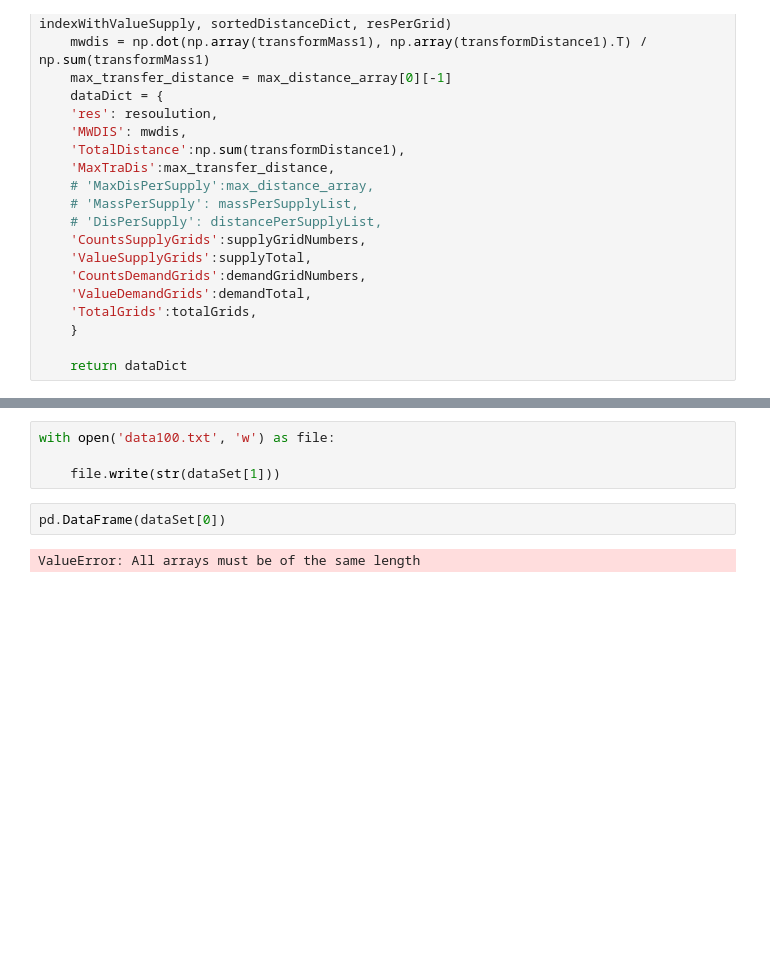
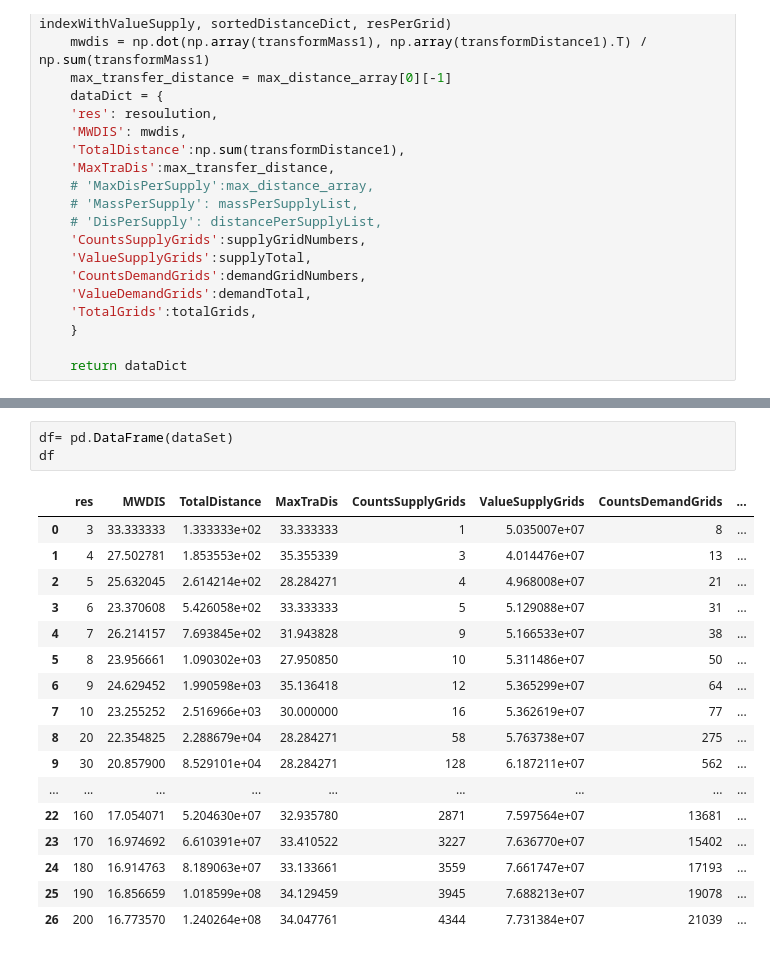
Before and after one commit to Ashes814/Project-Nutrition-Distance, a Jupyter notebook: DataWithoutSludge/calDistance.ipynb, the cells around one changed output, grey strips where cells are left out. Saved outputs shown, nothing was run; the diff lists cells and outputs as text; blank space fills up the shorter version.

```diff
--- a/DataWithoutSludge/calDistance.ipynb
+++ b/DataWithoutSludge/calDistance.ipynb
@@ -259,8 +270,21 @@ for r in [5, 100]:#[3, 4, 5, 6, 7, 8, 9, 10,20,30,40,50,60,70,80,90,100]:
-# %%
-with open('data100.txt', 'w') as file:
-
-    file.write(str(dataSet[1]))
-# %%
-pd.DataFrame(dataSet[0])
-# %% [output]
-ValueError: All arrays must be of the same length
+# %%
+df= pd.DataFrame(dataSet)
+df
+# %% [output]
+|  | res | MWDIS | TotalDistance | MaxTraDis | CountsSupplyGrids | ValueSupplyGrids | CountsDemandGrids | ... |
+| 0 | 3 | 33.333333 | 1.333333e+02 | 33.333333 | 1 | 5.035007e+07 | 8 | ... |
+| 1 | 4 | 27.502781 | 1.853553e+02 | 35.355339 | 3 | 4.014476e+07 | 13 | ... |
+| 2 | 5 | 25.632045 | 2.614214e+02 | 28.284271 | 4 | 4.968008e+07 | 21 | ... |
+| 3 | 6 | 23.370608 | 5.426058e+02 | 33.333333 | 5 | 5.129088e+07 | 31 | ... |
+| 4 | 7 | 26.214157 | 7.693845e+02 | 31.943828 | 9 | 5.166533e+07 | 38 | ... |
+| 5 | 8 | 23.956661 | 1.090302e+03 | 27.950850 | 10 | 5.311486e+07 | 50 | ... |
+| 6 | 9 | 24.629452 | 1.990598e+03 | 35.136418 | 12 | 5.365299e+07 | 64 | ... |
+| 7 | 10 | 23.255252 | 2.516966e+03 | 30.000000 | 16 | 5.362619e+07 | 77 | ... |
+| 8 | 20 | 22.354825 | 2.288679e+04 | 28.284271 | 58 | 5.763738e+07 | 275 | ... |
+| 9 | 30 | 20.857900 | 8.529101e+04 | 28.284271 | 128 | 6.187211e+07 | 562 | ... |
+| ... | ... | ... | ... | ... | ... | ... | ... | ... |
+| 22 | 160 | 17.054071 | 5.204630e+07 | 32.935780 | 2871 | 7.597564e+07 | 13681 | ... |
+| 23 | 170 | 16.974692 | 6.610391e+07 | 33.410522 | 3227 | 7.636770e+07 | 15402 | ... |
+| 24 | 180 | 16.914763 | 8.189063e+07 | 33.133661 | 3559 | 7.661747e+07 | 17193 | ... |
+| 25 | 190 | 16.856659 | 1.018599e+08 | 34.129459 | 3945 | 7.688213e+07 | 19078 | ... |
+| 26 | 200 | 16.773570 | 1.240264e+08 | 34.047761 | 4344 | 7.731384e+07 | 21039 | ... |
```
Also changed, not shown: parts of 4 cells of this notebook, 1 other file.
